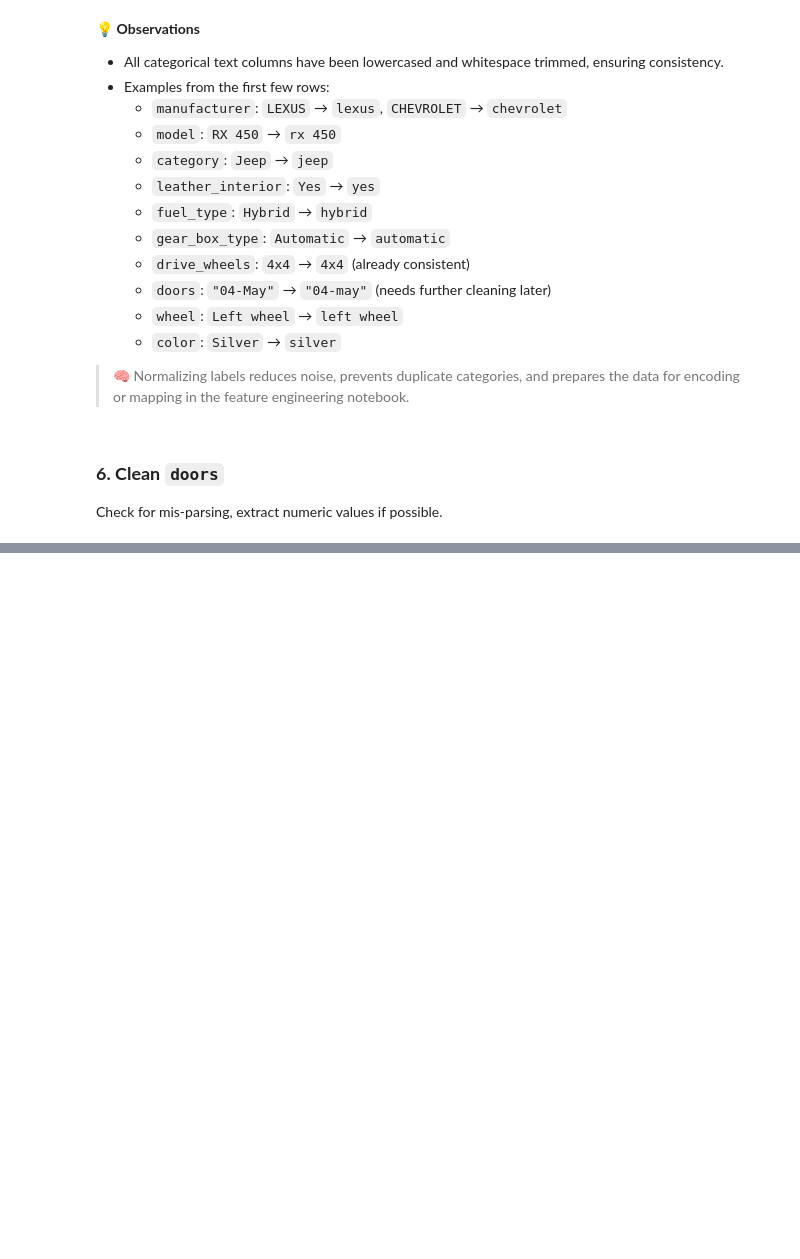
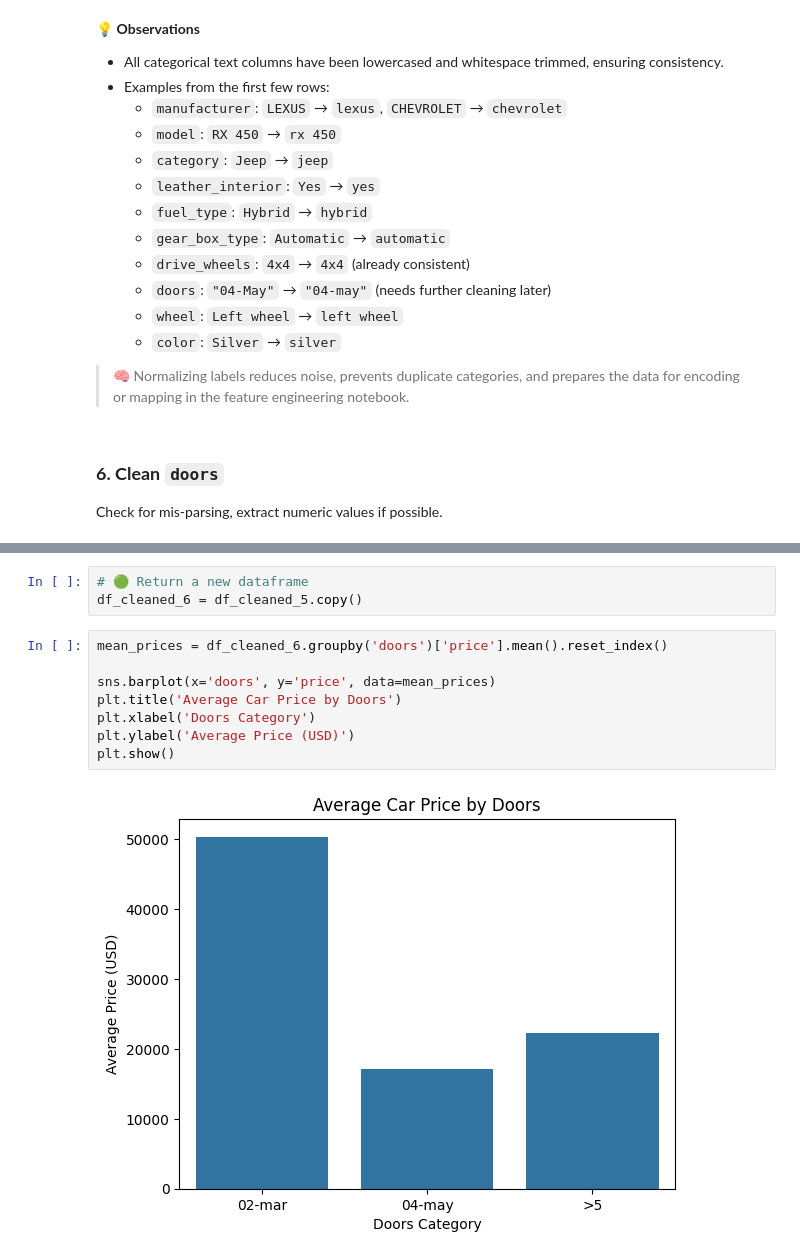
Before and after one commit to Mithula-cbw/Car-Price-Prediction, a Jupyter notebook: notebooks/Group_11_01_Data_Exploration_and_Cleaning.ipynb, the cells around one changed output, grey strips where cells are left out. Cells and saved outputs as stored; diff of their text form; blank space fills up the shorter version.

```diff
--- a/notebooks/Group_11_01_Data_Exploration_and_Cleaning.ipynb
+++ b/notebooks/Group_11_01_Data_Exploration_and_Cleaning.ipynb
@@ -726,0 +760,13 @@ Check for mis-parsing, extract numeric values if possible.
+# %%
+# 🟢 Return a new dataframe
+df_cleaned_6 = df_cleaned_5.copy()
+# %%
+mean_prices = df_cleaned_6.groupby('doors')['price'].mean().reset_index()
+
+sns.barplot(x='doors', y='price', data=mean_prices)
+plt.title('Average Car Price by Doors')
+plt.xlabel('Doors Category')
+plt.ylabel('Average Price (USD)')
+plt.show()
+# %% [output]
+[figure, added]
```
Also changed, not shown: parts of 7 cells of this notebook.
